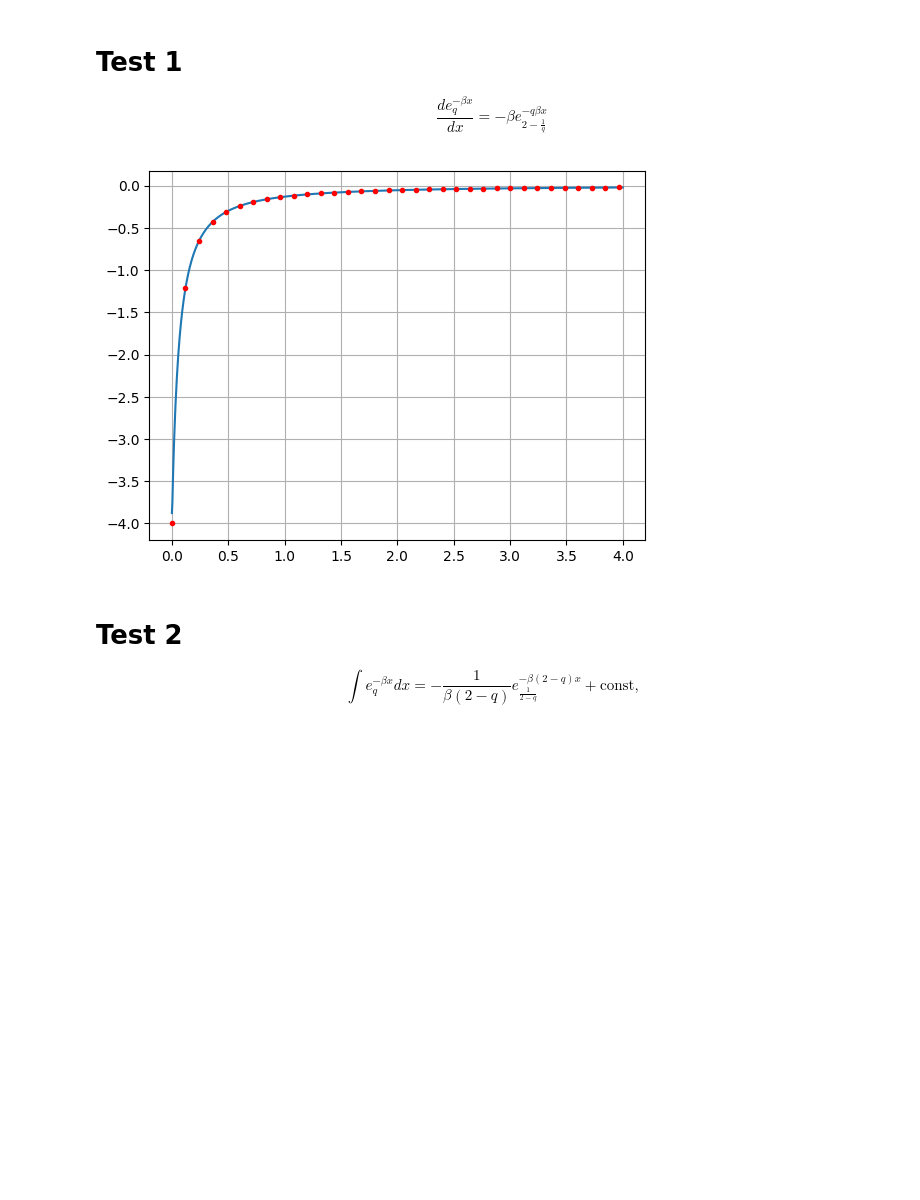
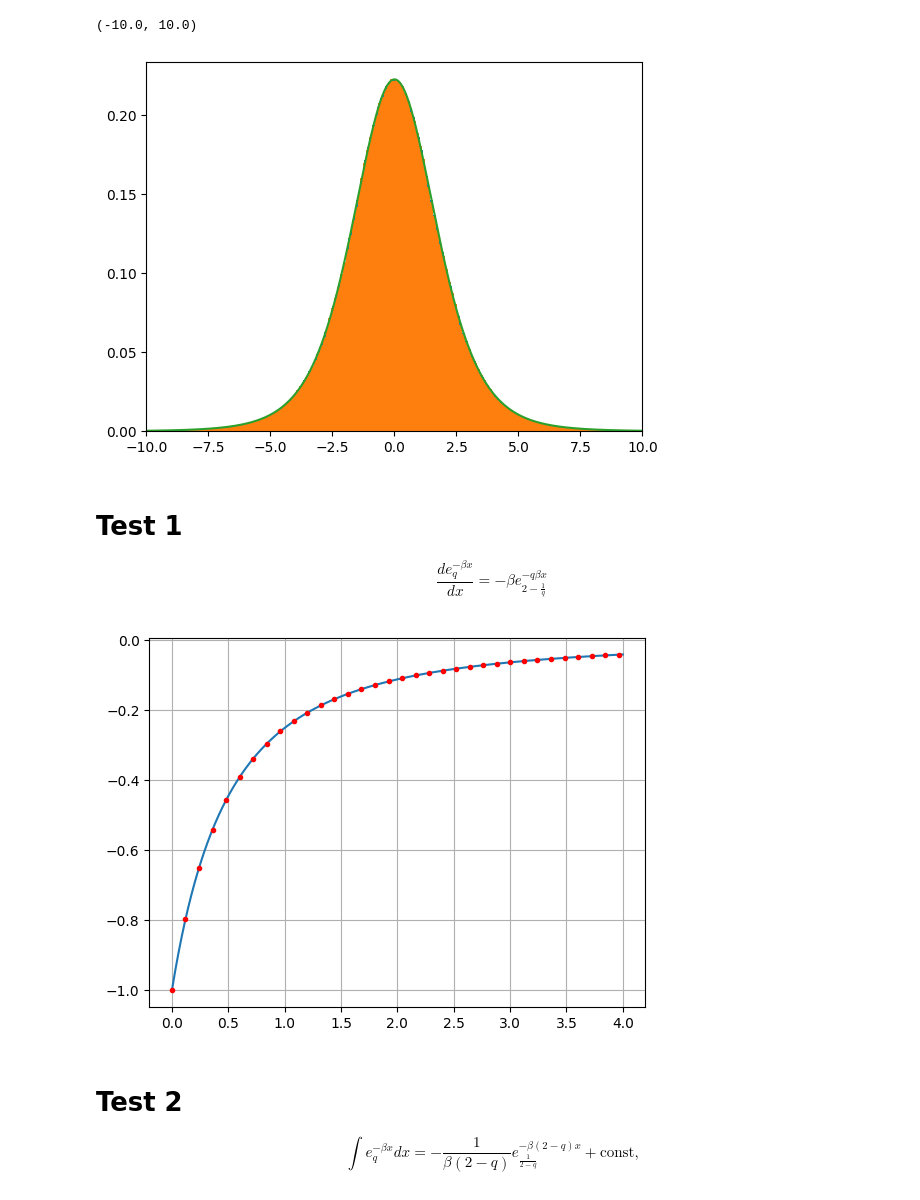
Before and after one commit to sterbini/Tails_and_luminosity, a Jupyter notebook: 001.ipynb, the cells around one changed output. Cells and saved outputs as stored; diff of their text form; code cells hidden in the pictures; blank space fills up the shorter version.

```diff
--- a/001.ipynb
+++ b/001.ipynb
@@ -122,3 +83,19 @@ def q_gaussian(x, q, beta):
+# %%
+q = 1.3
+beta = 0.2
+
+X, Y = generalized_box_muller(q, beta, size=10000000)
+
+plt.hist(X, 1000,density=True);
+plt.hist(Y, 1000,density=True);
+
+my_range = np.linspace(-10,10,1000)
+plt.plot(my_range, q_gaussian(my_range, q, beta))
+
+plt.xlim(-10,10)
+# %% [output]
+(-10.0, 10.0)
+[figure, added]
 # %% [markdown]
 # Test 1
 \begin{equation}
@@ -128,18 +105,18 @@ def q_gaussian(x, q, beta):
     \label{eq:e_q}
 \end{equation}
 # %%
-beta=4
-q =4
+beta=1
+q =2
 x_range = np.linspace(0,4,1000)
 y = q_exponential(-beta*x_range,q)
 #plt.plot(x_range, y)
 plt.plot(x_range, np.gradient(y,  x_range) )
 
 yy= -beta*q_exponential(-beta*q*x_range,2-1/q)
-plt.plot(x_range[0::30], yy[0::30],'r.')
+plt.plot(x_range[::30], yy[0::30],'r.')
 plt.grid()
 # %% [output]
-[figure, old version]
+[figure, new version]
 # %% [markdown]
 # Test 2
 \begin{equation}
```
Also changed, not shown: parts of 16 cells of this notebook, 2 other files.
